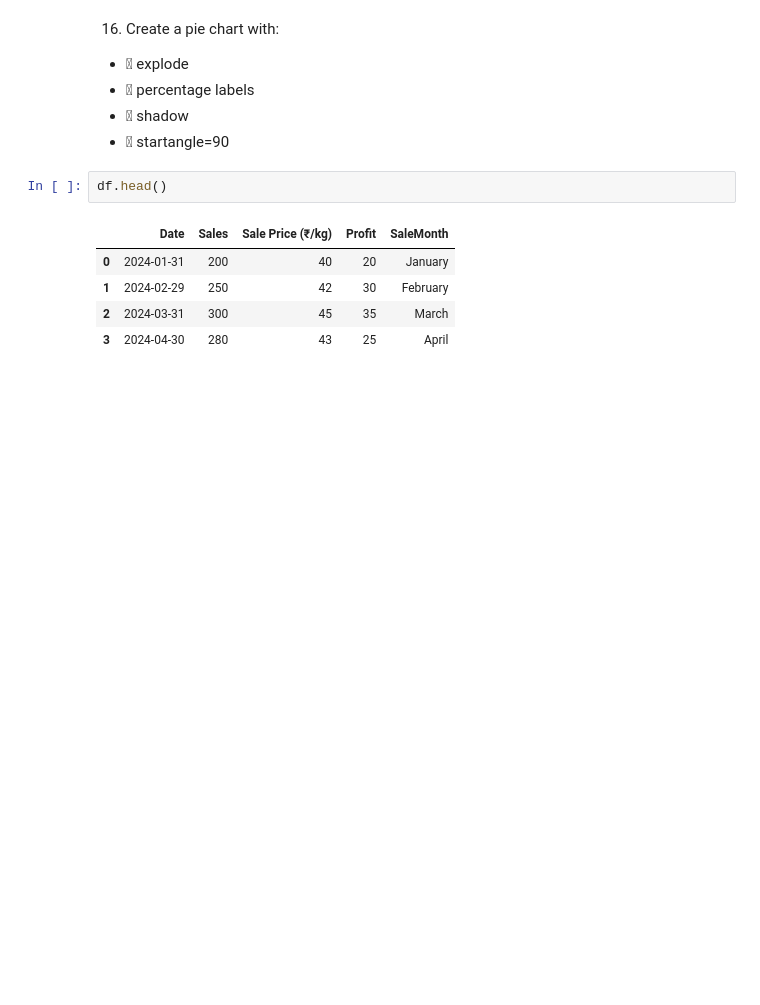
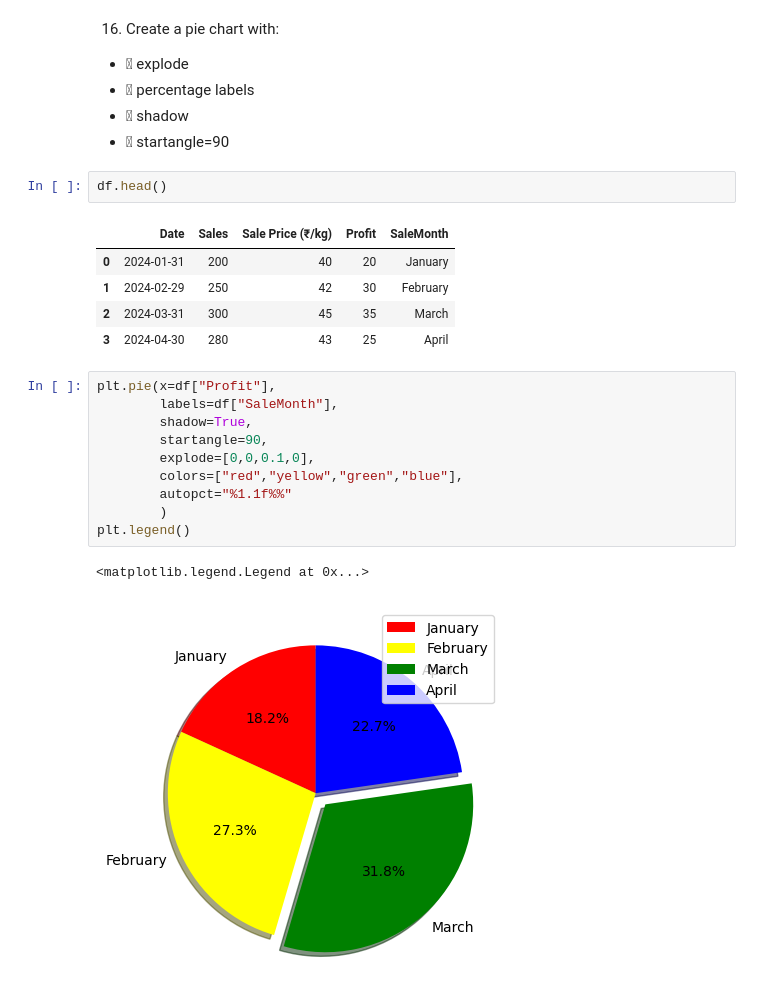
Before and after one commit to sagarnbeedi-analytics/data-analytics-portfolio, a Jupyter notebook: PYTHON/practicing_python_libraries/python_files/matplotlib.ipynb, the cells around one changed output. Cells and saved outputs as stored; diff of their text form; blank space fills up the shorter version.

Commit message:
practicing matplotlib
practicing matplotlib

```diff
--- a/PYTHON/practicing_python_libraries/python_files/matplotlib.ipynb
+++ b/PYTHON/practicing_python_libraries/python_files/matplotlib.ipynb
@@ -405,3 +405,16 @@ df.head()
 | 1 | 2024-02-29 | 250 | 42 | 30 | February |
 | 2 | 2024-03-31 | 300 | 45 | 35 | March |
 | 3 | 2024-04-30 | 280 | 43 | 25 | April |
+# %%
+plt.pie(x=df["Profit"],
+        labels=df["SaleMonth"],
+        shadow=True,
+        startangle=90,
+        explode=[0,0,0.1,0],
+        colors=["red","yellow","green","blue"],
+        autopct="%1.1f%%"
+        )
+plt.legend()
+# %% [output]
+<matplotlib.legend.Legend at 0x...>
+[figure, added]
```
